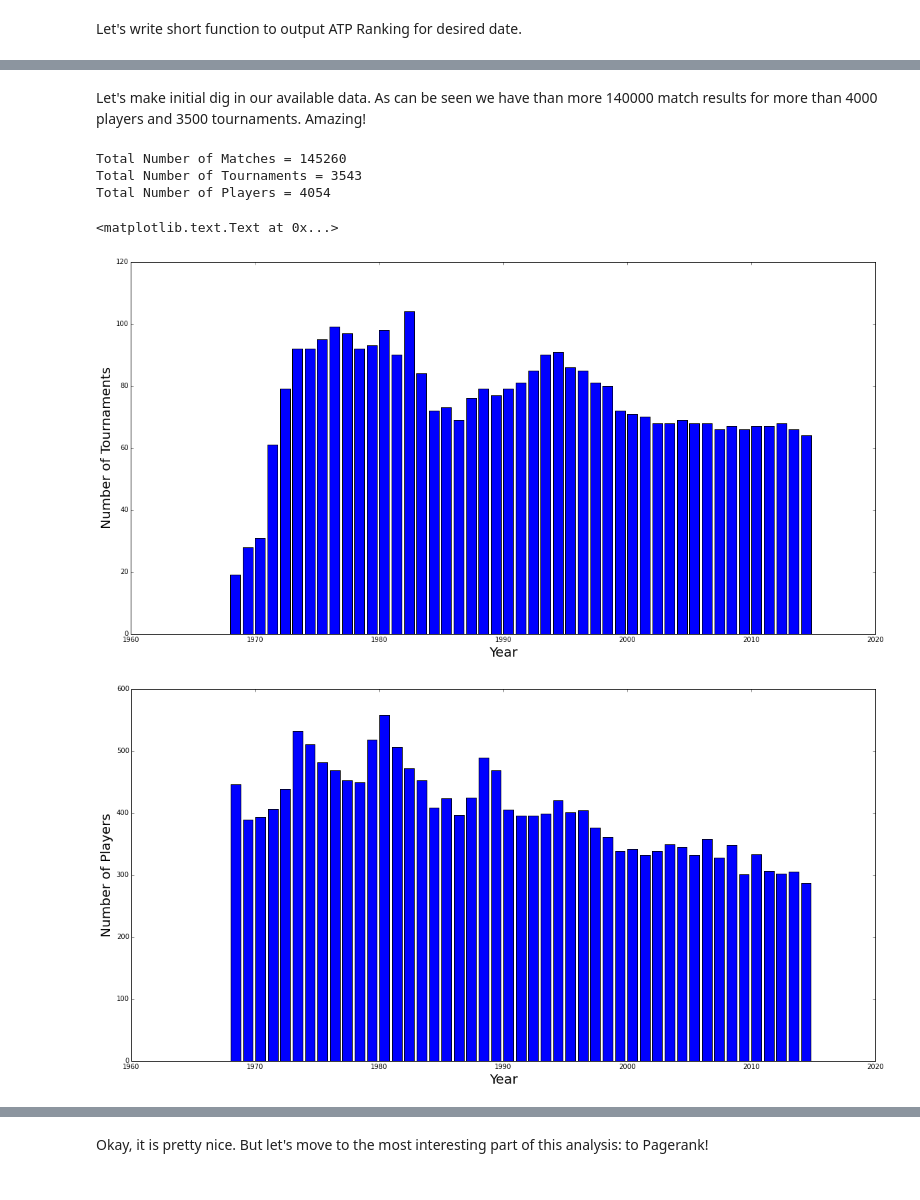
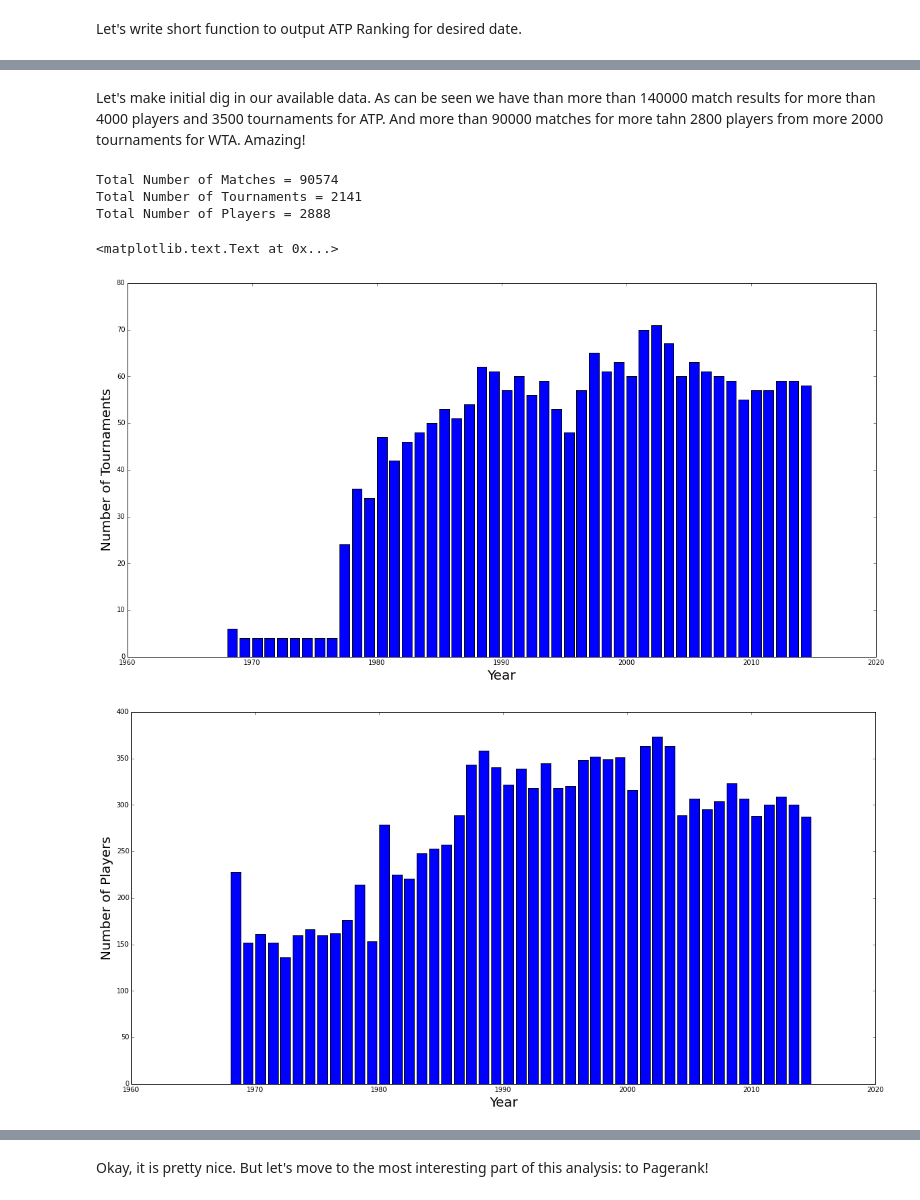
Before and after one commit to halepmania/tennis_pagerank, a Jupyter notebook: TENNIS_PAGERANK_RANKINGS.ipynb, the cells around one changed output, grey strips where cells are left out. Cells and saved outputs as stored; diff of their text form; code cells hidden in the pictures.

```diff
--- a/TENNIS_PAGERANK_RANKINGS.ipynb
+++ b/TENNIS_PAGERANK_RANKINGS.ipynb
@@ -24,6 +24,12 @@ ATP_DATA_FOLDER = 'D:/TennisRepositories/tennis_atp'
 ATP_PLAYERS_FILENAME = os.path.join(ATP_DATA_FOLDER, 'atp_players.csv')
 ATP_RANKINGS_FILENAME = os.path.join(ATP_DATA_FOLDER, 'atp_rankings_')
 ATP_MATCHES_FILENAME = os.path.join(ATP_DATA_FOLDER, 'atp_matches_')
+
+# Necessary paths for WTA Data
+WTA_DATA_FOLDER = 'D:/TennisRepositories/tennis_wta'
+WTA_PLAYERS_FILENAME = os.path.join(WTA_DATA_FOLDER, 'wta_players.csv')
+WTA_RANKINGS_FILENAME = os.path.join(WTA_DATA_FOLDER, 'wta_rankings_')
+WTA_MATCHES_FILENAME = os.path.join(WTA_DATA_FOLDER, 'wta_matches_')
 # %% [markdown]
 Let's write short function to output ATP Ranking for desired date.
 # %%
@@ -84,6 +121,8 @@ output_atp_rankings(2014, 20141229, 100)
 # %% [markdown]
-Let's make initial dig in our available data. As can be seen we have than more 140000 match results for more than 4000 players and 3500 tournaments. Amazing!
+Let's make initial dig in our available data. As can be seen we have than more than 140000 match results for more than 4000 players and 3500 tournaments for ATP. And more than 90000 matches for more tahn 2800 players from more 2000 tournaments for WTA. Amazing!
 # %%
+mode = 'wta'
+#mode = 'wta'
 
 total_matches = dict()
 won_matches = dict()
@@ -93,10 +132,15 @@ tournaments_by_year = dict()
 players_by_year = dict()
 num_matches = 0
 for year in years_range:
-    atp_matches = pd.read_csv(ATP_MATCHES_FILENAME + str(year) + '.csv')
-    num_matches += len(atp_matches)
-    w_players = atp_matches['winner_id'].values
-    l_players = atp_matches['loser_id'].values
+    if mode == 'atp':
+        matches = pd.read_csv(ATP_MATCHES_FILENAME + str(year) + '.csv')
+    elif mode == 'wta':
+        matches = pd.read_csv(WTA_MATCHES_FILENAME + str(year) + '.csv')
+    else:
+        raise ValueError('mode should be atp or wta')
+    num_matches += len(matches)
+    w_players = matches['winner_id'].values
+    l_players = matches['loser_id'].values
 
     for player in w_players:
         if player not in won_matches:
@@ -117,7 +161,7 @@ for year in years_range:
     w_players = set(w_players)
     l_players = set(l_players)
     players = set.union(w_players, l_players)
-    tournaments = set(atp_matches['tourney_name'].values)
+    tournaments = set(matches['tourney_name'].values)
     tournaments_by_year[year] = tournaments
     players_by_year[year] = players
 
@@ -138,35 +182,35 @@ plt.figure(figsize = (20, 10))
 plt.bar(years_range, num_players)
 plt.xlabel('Year', fontsize = 20)
 plt.ylabel('Number of Players', fontsize = 20)
 
 total_matches_sorted = np.array(sorted(total_matches.values(), reverse = True))
 won_matches_sorted = np.array(sorted(won_matches.values(), reverse = True))
 lost_matches_sorted = np.array(sorted(lost_matches.values(), reverse = True))
 
 match_thresholds = [1, 5, 10, 25, 50, 100, 150, 200, 300, 400, 500, 600, 700, 800, 900, 1000]
 total_fraction = list()
 lost_fraction = list()
 won_fraction = list()
 for match_threshold in match_thresholds:
     total_fraction.append(len(np.where(total_matches_sorted >= match_threshold)[0]) / float(len(all_players)))
     won_fraction.append(len(np.where(won_matches_sorted >= match_threshold)[0]) / float(len(all_players)))
     lost_fraction.append(len(np.where(lost_matches_sorted >= match_threshold)[0]) / float(len(all_players)))
 
 plt.figure(figsize = (20, 10))
 area = np.pi * 10 **2
 alpha = 0.5
 plt.hold(True)
 plt.scatter(match_thresholds, -np.log10(total_fraction), s = area, color = 'black', label = 'Total', alpha = alpha)
 plt.scatter(match_thresholds, -np.log10(won_fraction), s = area, color = 'red', label = 'Won', alpha = alpha)
 plt.scatter(match_thresholds, -np.log10(lost_fraction), s = area, color = 'blue', label = 'Lost', alpha = alpha)
 plt.grid(True)
 plt.legend(loc='upper left')
 plt.xlabel('Number of Matches', fontsize = 20)
 plt.ylabel('-Log10(Fraction of Players)', fontsize = 20)
 # %% [output]
-Total Number of Matches = 145260
-Total Number of Tournaments = 3543
-Total Number of Players = 4054
+Total Number of Matches = 90574
+Total Number of Tournaments = 2141
+Total Number of Players = 2888
 <matplotlib.text.Text at 0x...>
-[figure, old version]
+[figure, new version]
-[figure, old version]
+[figure, new version]
```
Also changed, not shown: parts of 21 cells of this notebook.
